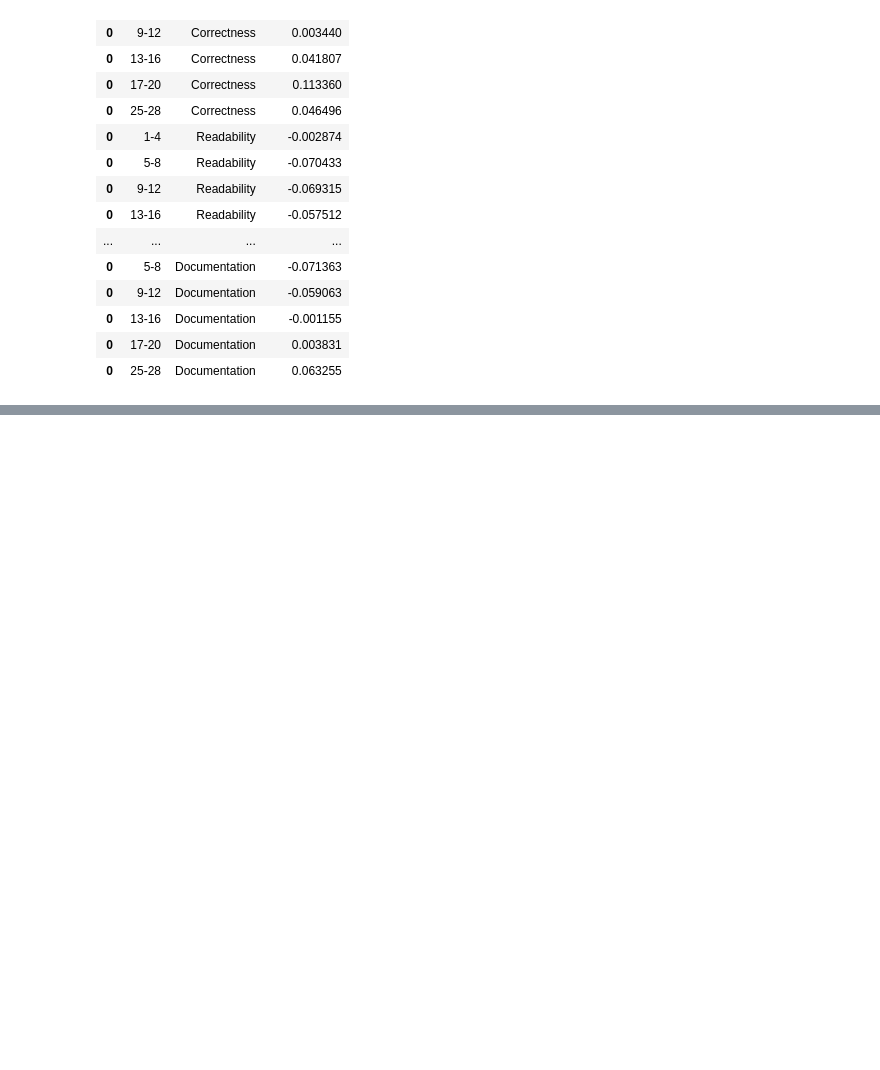
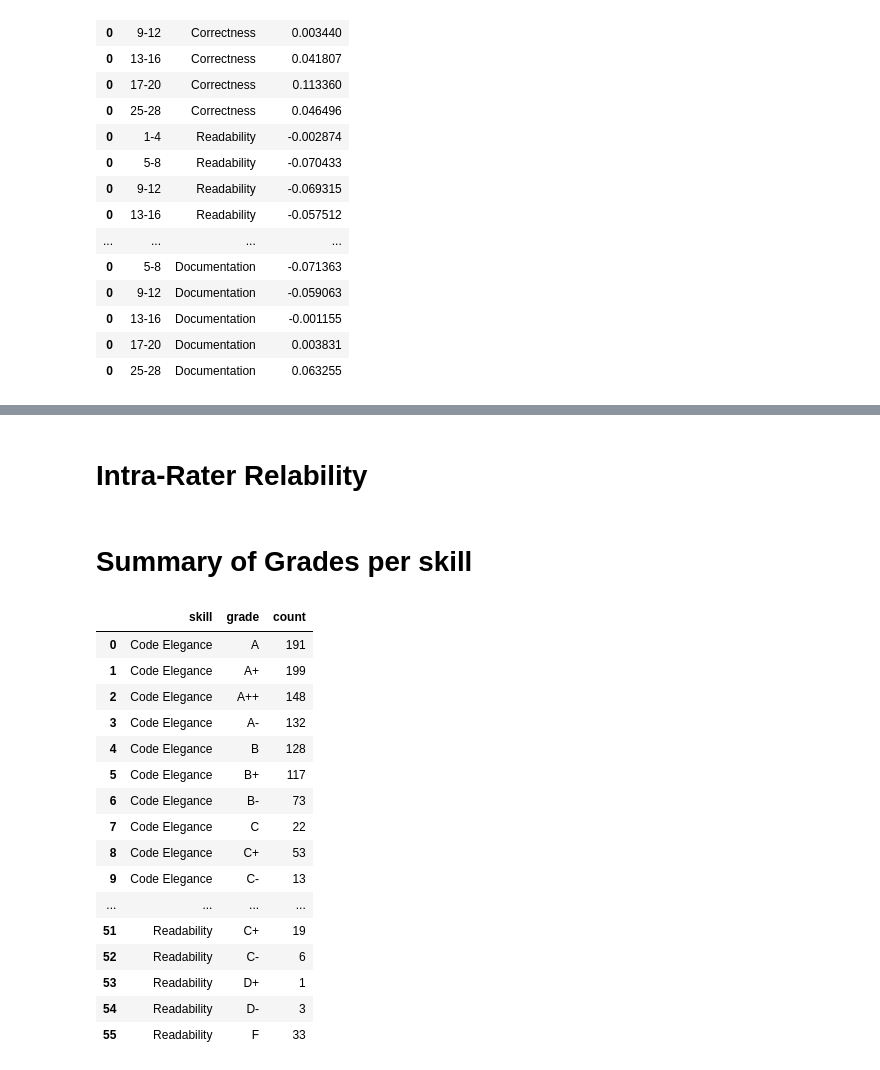
Before and after one commit to m-messer/Consistency_In_Grading_Analysis, a Jupyter notebook: grades_analysis.ipynb, the cells around one changed output, grey strips where cells are left out. Drawn from its saved outputs; the diff is of its cells as text; code cells hidden in the pictures; blank space fills up the shorter version.

```diff
--- a/grades_analysis.ipynb
+++ b/grades_analysis.ipynb
@@ -117,0 +141,25 @@ assignment_number
+# %% [markdown]
+# Intra-Rater Relability
+# %% [markdown]
+# Summary of Grades per skill
+# %%
+grade_count_df = grade_df[['skill', 'grade', 'assignment_number']].groupby(['skill', 'grade']).count().reset_index().rename(columns={'assignment_number': 'count'})
+grade_count_df
+# %% [output]
+|  | skill | grade | count |
+| 0 | Code Elegance | A | 191 |
+| 1 | Code Elegance | A+ | 199 |
+| 2 | Code Elegance | A++ | 148 |
+| 3 | Code Elegance | A- | 132 |
+| 4 | Code Elegance | B | 128 |
+| 5 | Code Elegance | B+ | 117 |
+| 6 | Code Elegance | B- | 73 |
+| 7 | Code Elegance | C | 22 |
+| 8 | Code Elegance | C+ | 53 |
+| 9 | Code Elegance | C- | 13 |
+| ... | ... | ... | ... |
+| 51 | Readability | C+ | 19 |
+| 52 | Readability | C- | 6 |
+| 53 | Readability | D+ | 1 |
+| 54 | Readability | D- | 3 |
+| 55 | Readability | F | 33 |
```
Also changed, not shown: parts of 5 cells of this notebook.
